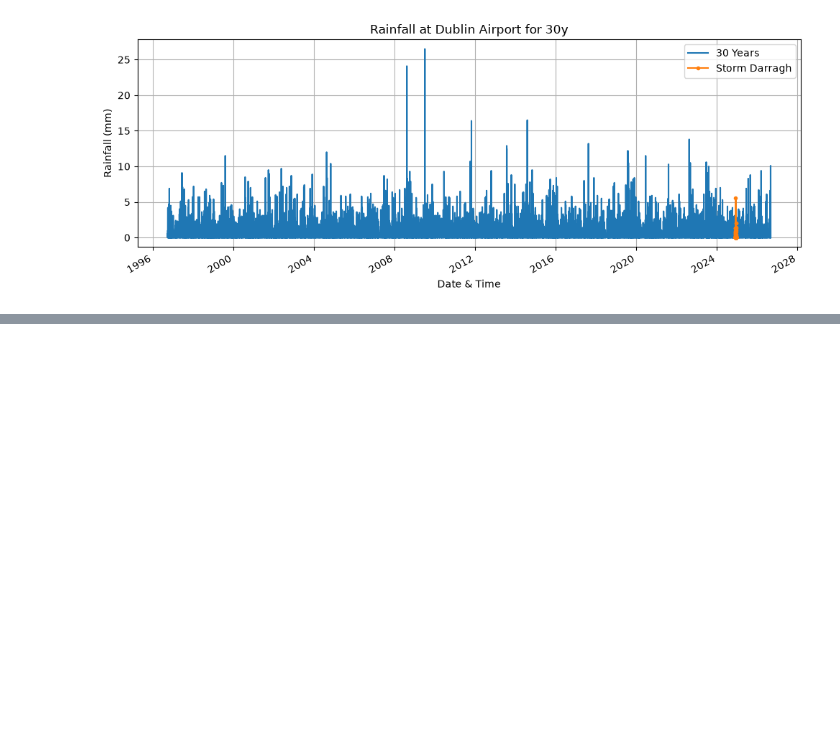
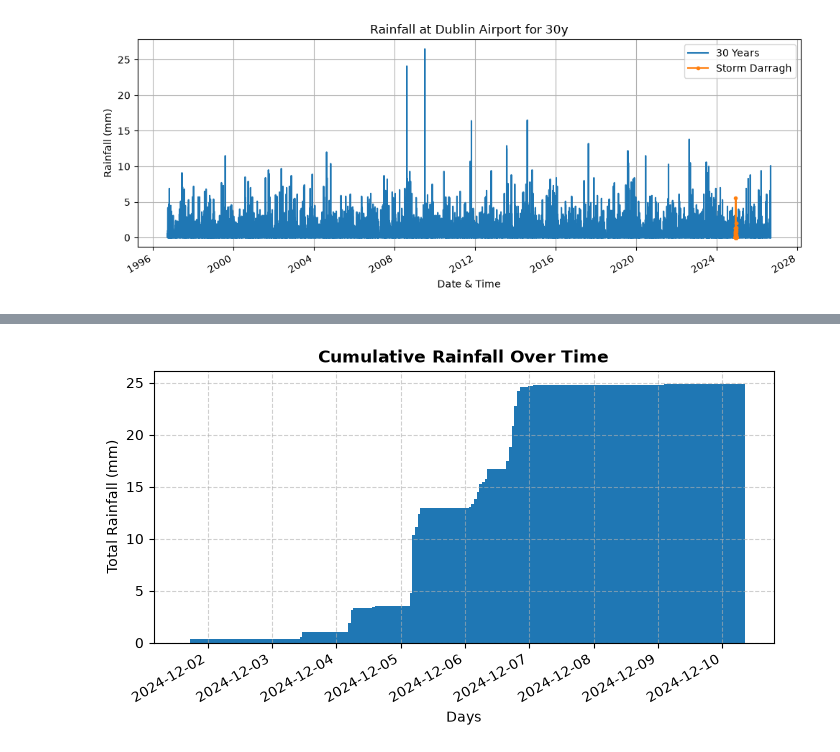
Before and after one commit to or-evan/PhysMet_Group8_Mannionettes, a Jupyter notebook: data_extraction.ipynb, the cells around one changed output, grey strips where cells are left out. Saved outputs shown, nothing was run; the diff lists cells and outputs as text; code cells hidden in the pictures; blank space fills up the shorter version.

Commit message:
created Cumulative Rainfall Graph

```diff
--- a/data_extraction.ipynb
+++ b/data_extraction.ipynb
@@ -110,0 +124,18 @@ plt.show()
+# %%
+cumurain_mace_storm = np.cumsum(macerain)
+cumurain_dub_storm = np.cumsum(dubrain)
+cumurain_belmullet_storm = np.cumsum(belrain)
+# %%
+plt.figure(figsize=(8, 4))
+plt.bar(dubdates,cumurain_dub_storm,color="#1f77b4", linewidth=2, label="Cumulative Rain")
+
+plt.gcf().autofmt_xdate()  # Rotates date labels
+
+# Formatting
+plt.title("Cumulative Rainfall Over Time", fontweight="bold")
+plt.xlabel("Days")
+plt.ylabel("Total Rainfall (mm)")
+plt.grid(True, linestyle="--", alpha=0.6)
+plt.show()
+# %% [output]
+[figure, added]
```
Also changed, not shown: parts of 4 cells of this notebook.
